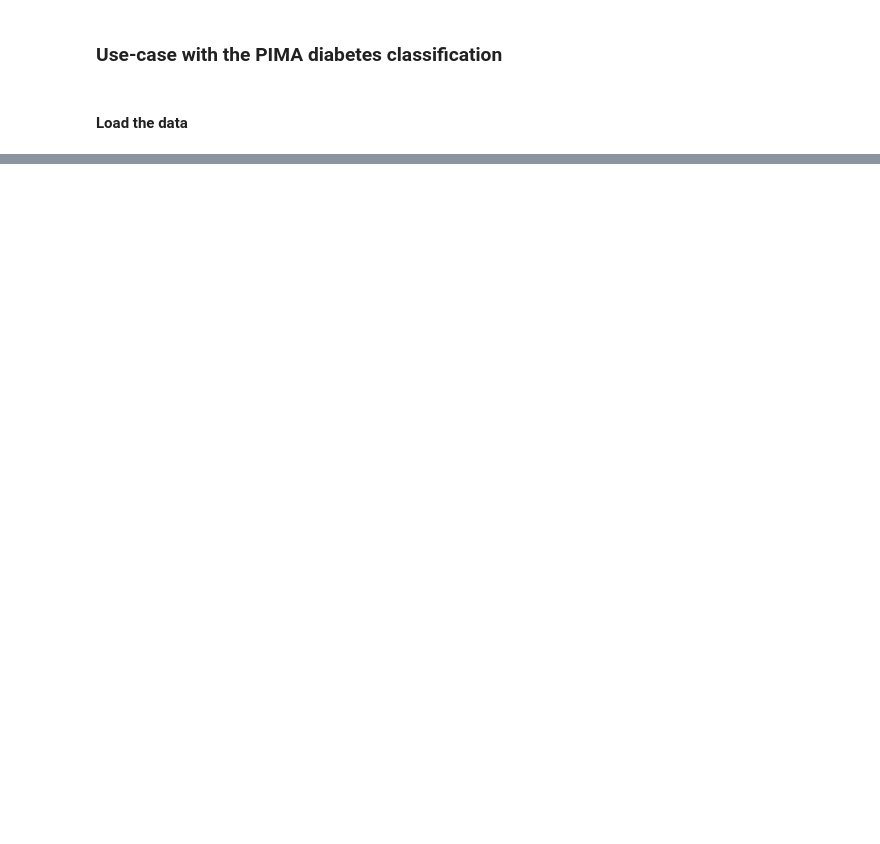
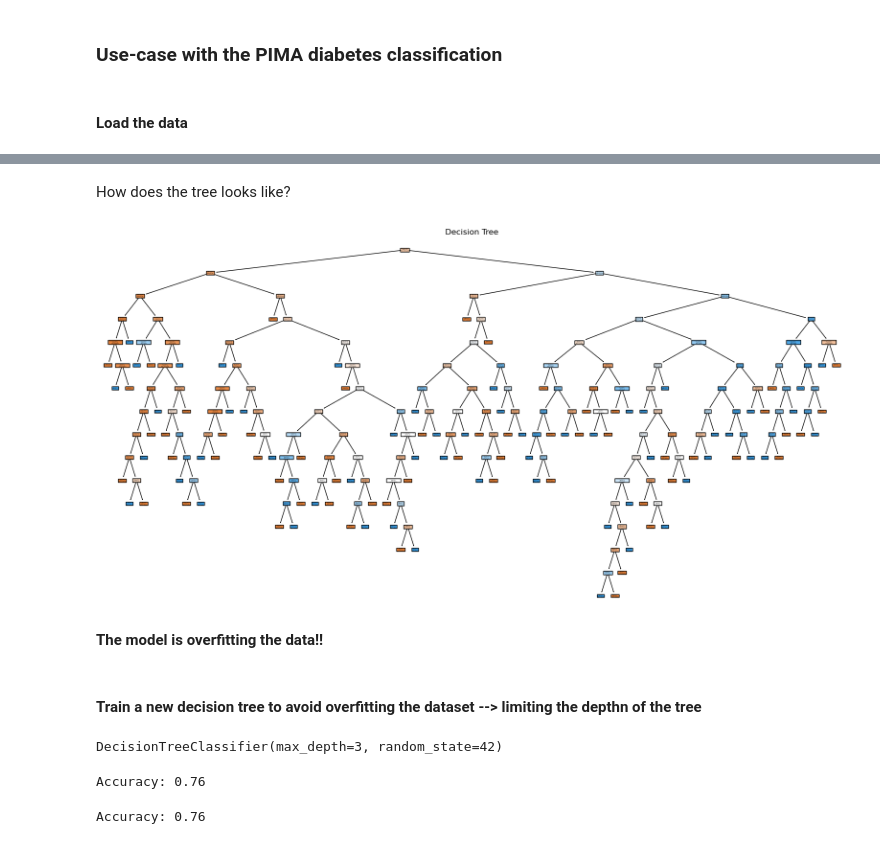
Before and after one commit to Hospital-Da-Luz-Learning-Health/MLCatolica25, a Jupyter notebook: Aula 7 - Supervised Learning III/Learning Notebook.ipynb, the cells around one changed output, grey strips where cells are left out. Cells and saved outputs as stored; diff of their text form; code cells hidden in the pictures; blank space fills up the shorter version.

```diff
--- a/Aula 7 - Supervised Learning III/Learning Notebook.ipynb
+++ b/Aula 7 - Supervised Learning III/Learning Notebook.ipynb
@@ -144,0 +259,35 @@ NameError: name 'pd' is not defined
+# %% [markdown]
+How does the tree looks like?
+# %%
+# Visualize the Decision Tree
+plt.figure(figsize=(20, 10))
+plot_tree(dtree, feature_names=X.columns, class_names=['No Diabetes', 'Diabetes'], filled=True)
+plt.title('Decision Tree')
+plt.show()
+# %% [output]
+[figure, added]
+# %% [markdown]
+**The model is overfitting the data!!**
+# %% [markdown]
+#### Train a new decision tree to avoid overfitting the dataset --> limiting the depthn of the tree
+# %%
+# Train the Pruned Decision Tree Classifier
+dt_classifier = DecisionTreeClassifier(
+    random_state=42,
+    max_depth=3
+)
+dt_classifier.fit(X_train, y_train)
+# %% [output]
+DecisionTreeClassifier(max_depth=3, random_state=42)
+# %%
+y_pred_train = dt_classifier.predict(X_train)
+accuracy = accuracy_score(y_train, y_pred_train)
+print(f'Accuracy: {accuracy:.2f}')
+# %% [output]
+Accuracy: 0.76
+# %%
+y_pred = dt_classifier.predict(X_test)
+accuracy = accuracy_score(y_test, y_pred)
+print(f'Accuracy: {accuracy:.2f}')
+# %% [output]
+Accuracy: 0.76
```
Also changed, not shown: parts of 50 cells of this notebook.
